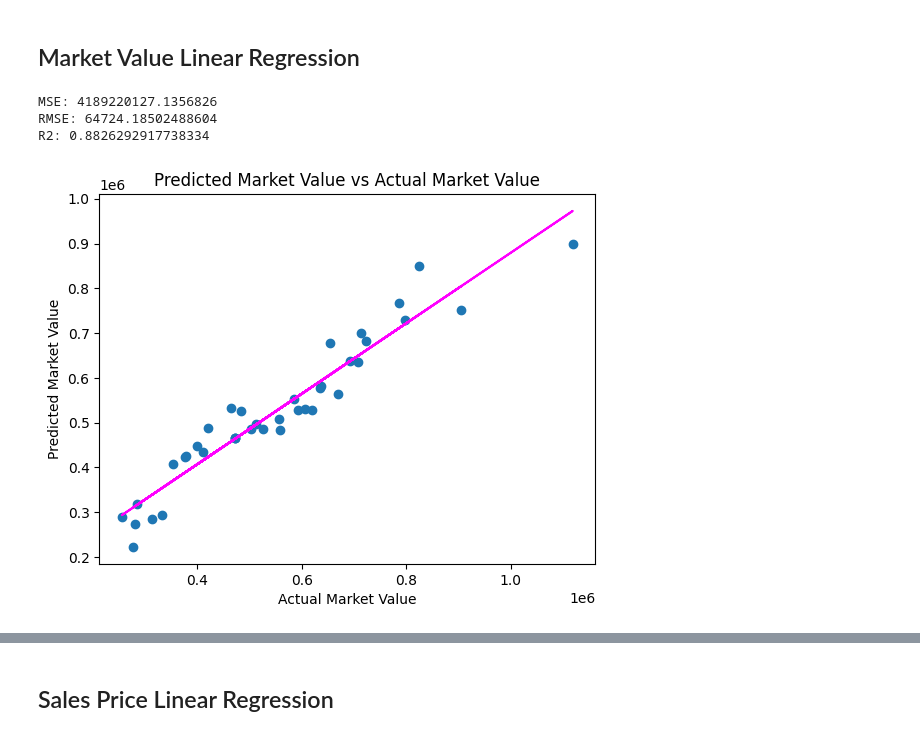
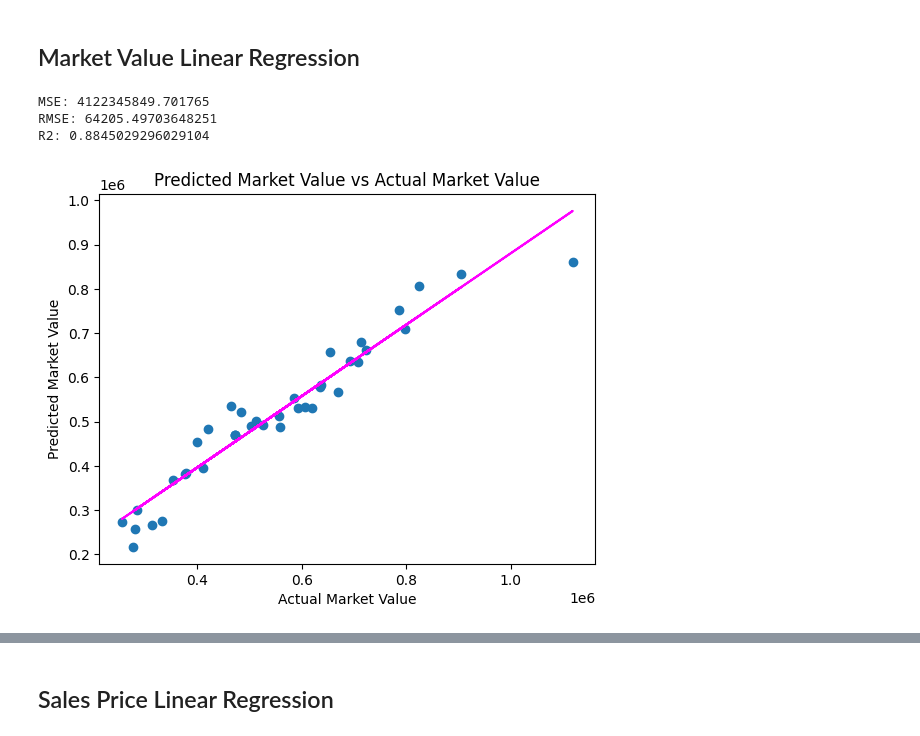
Before and after one commit to jason-christopher/Wheeler_Home_Values, a Jupyter notebook: analysis.ipynb, the cells around one changed output, grey strips where cells are left out. Cells and saved outputs as stored; diff of their text form; code cells hidden in the pictures.

```diff
--- a/analysis.ipynb
+++ b/analysis.ipynb
@@ -23,8 +27,6 @@ df['sales_prices'] = df['sales_prices'].apply(ast.literal_eval)
 # %% [markdown]
 ## Clean Data and Add Columns
 # %%
-# Create new columns for 'price/square foot' and 'value change'
-
 # Extract the most recent sales price and market value
 get_most_recent = lambda x: next(iter(x.values())) if x else None
 df['most_recent_sales_price'] = df['sales_prices'].apply(get_most_recent)
@@ -36,6 +38,12 @@ df['price/square_foot'] = df['most_recent_sales_price'] / df['square_feet']
 # Calculate value change
 df['value_change'] = df['most_recent_market_value'] - df['most_recent_sales_price']
 
+# Create column of binary value based on if the house has a garage
+df['has_garage'] = df['garage_sqft'].apply(lambda x: 1 if x > 0 else 0)
+
+# Create column of binary value based on if the house has a garage apartment
+df['has_apt'] = df['garage_apt_sqft'].apply(lambda x: 1 if x > 0 else 0)
+
 # Display the DataFrame
 df
 # %% [output]
@@ -57,35 +148,35 @@ df
 # %%
 # Clean the data and break into features and labels
 cleaned_df = df.dropna(subset=['square_feet', 'most_recent_market_value'])
-X = cleaned_df[['square_feet', 'year_built', 'bedrooms', 'bathrooms']].values
+X = cleaned_df[['square_feet', 'year_built', 'bedrooms', 'bathrooms', 'has_garage', 'has_apt']].values
 y = cleaned_df['most_recent_market_value'].values
 
 # Split data into training/testing groups and create a model
 X_train, X_test, y_train, y_test = train_test_split(X, y, test_size=0.30, random_state=0)
 market_model = LinearRegression().fit(X_train, y_train)
 predictions = market_model.predict(X_test)
 
 # Determine how well the model predicts
 mse = mean_squared_error(y_test, predictions)
 print("MSE:", mse)
 rmse = np.sqrt(mse)
 print("RMSE:", rmse)
 r2 = r2_score(y_test, predictions)
 print("R2:", r2)
 
 # Plot predicted vs actual
 plt.scatter(y_test, predictions)
 plt.xlabel('Actual Market Value')
 plt.ylabel('Predicted Market Value')
 plt.title('Predicted Market Value vs Actual Market Value')
 
 # Overlay the regression line
 z = np.polyfit(y_test, predictions, 1)
 p = np.poly1d(z)
 plt.plot(y_test,p(y_test), color='magenta')
 plt.show()
 # %% [output]
-MSE: 4189220127.1356826
-RMSE: 64724.18502488604
-R2: 0.8826292917738334
+MSE: 4122345849.701765
+RMSE: 64205.49703648251
+R2: 0.8845029296029104
-[figure, old version]
+[figure, new version]
```
Also changed, not shown: parts of 9 cells of this notebook.
